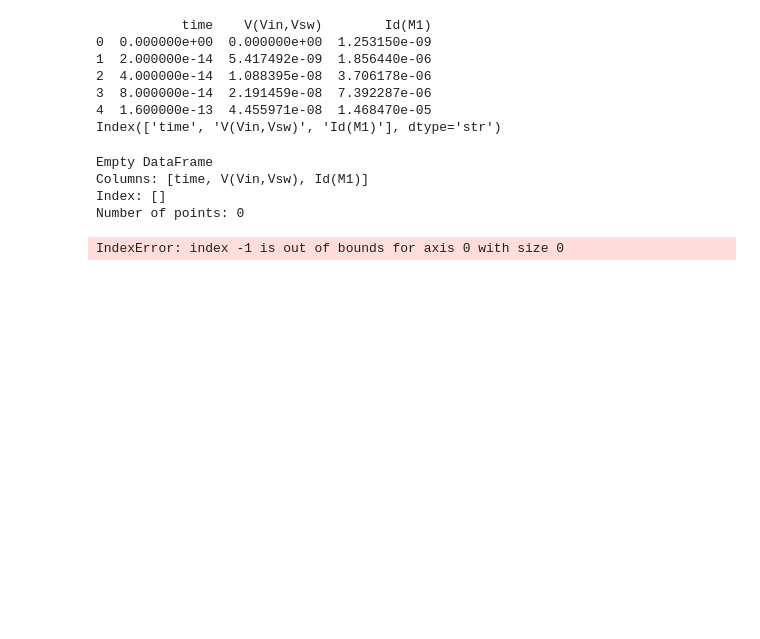
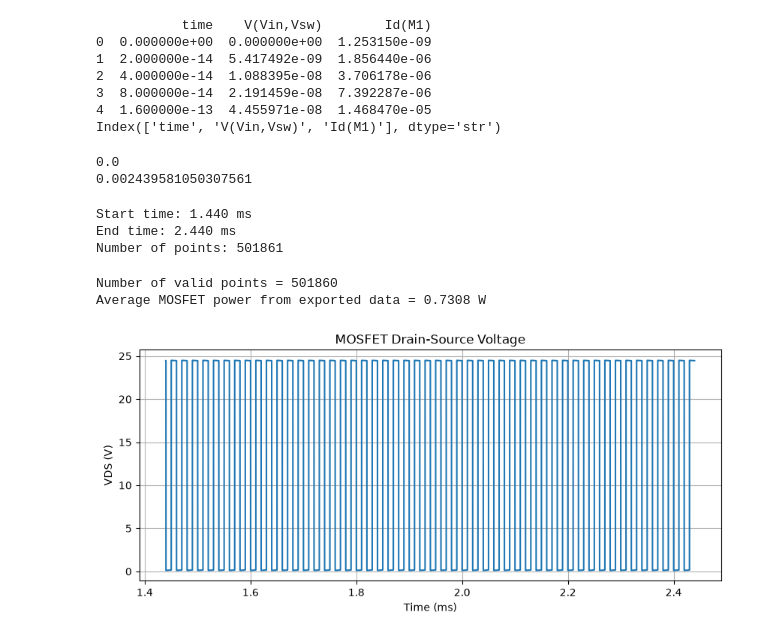
Before and after one commit to jaeheewritescode/mosfet-thermal-simulation, a Jupyter notebook: electrical-model/notebook/mosfet_loss_calculation.ipynb, the cells around one changed output. Cells and saved outputs as stored; diff of their text form; code cells hidden in the pictures; blank space fills up the shorter version.

```diff
--- a/electrical-model/notebook/mosfet_loss_calculation.ipynb
+++ b/electrical-model/notebook/mosfet_loss_calculation.ipynb
@@ -92,7 +92,7 @@ import numpy as np
 import matplotlib.pyplot as plt
 # %%
 data = pd.read_csv(
-    "BUCK converter",
+    "Exported_vds_Id_4ms_5ms.txt",
     sep=r"\s+",
     engine="python"
 )
@@ -107,43 +107,75 @@ print(data.columns)
 3  8.000000e-14  2.191459e-08  7.392287e-06
 4  1.600000e-13  4.455971e-08  1.468470e-05
 Index(['time', 'V(Vin,Vsw)', 'Id(M1)'], dtype='str')
+# %%
+print(data["time"].min())
+print(data["time"].max())
+# %% [output]
+0.0
+0.002439581050307561
 # %%
-# Convert all imported columns to numbers
-data["time"] = pd.to_numeric(data["time"], errors="coerce")
-data["V(Vin,Vsw)"] = pd.to_numeric(data["V(Vin,Vsw)"], errors="coerce")
-data["Id(M1)"] = pd.to_numeric(data["Id(M1)"], errors="coerce")
+# Use the final 1 ms of the exported waveform
+end_time = data["time"].max()
+start_time = end_time - 0.001
 
-# Remove any invalid or empty rows
-data = data.dropna(
-    subset=["time", "V(Vin,Vsw)", "Id(M1)"]
-).copy()
-
-# Keep only the steady-state section from 4 ms to 5 ms
 steady_state = data[
-    (data["time"] >= 0.004) &
-    (data["time"] <= 0.005)
+    (data["time"] >= start_time) &
+    (data["time"] <= end_time)
 ].copy()
 
-print(steady_state.head())
-print("Number of points:", len(steady_state))
+print(f"Start time: {start_time * 1000:.3f} ms")
+print(f"End time: {end_time * 1000:.3f} ms")
+print(f"Number of points: {len(steady_state)}")
 # %% [output]
-Empty DataFrame
-Columns: [time, V(Vin,Vsw), Id(M1)]
-Index: []
-Number of points: 0
+Start time: 1.440 ms
+End time: 2.440 ms
+Number of points: 501861
 # %%
-time = steady_state["time"].to_numpy()
-vds = steady_state["V(Vin,Vsw)"].to_numpy()
-ids = steady_state["Id(M1)"].to_numpy()
+# Convert the steady-state columns to numeric values
+steady_state["time"] = pd.to_numeric(
+    steady_state["time"],
+    errors="coerce"
+)
+
+steady_state["V(Vin,Vsw)"] = pd.to_numeric(
+    steady_state["V(Vin,Vsw)"],
+    errors="coerce"
+)
+
+steady_state["Id(M1)"] = pd.to_numeric(
+    steady_state["Id(M1)"],
+    errors="coerce"
+)
+
+# Remove any rows that could not be converted
+steady_state = steady_state.dropna(
+    subset=["time", "V(Vin,Vsw)", "Id(M1)"]
+).copy()
+
+time = steady_state["time"].to_numpy(dtype=float)
+vds = steady_state["V(Vin,Vsw)"].to_numpy(dtype=float)
+ids = steady_state["Id(M1)"].to_numpy(dtype=float)
 
 # Instantaneous MOSFET power
 power = vds * ids
 
-# Time-averaged MOSFET power
+# Average MOSFET power
 average_power = np.trapezoid(power, time) / (
     time[-1] - time[0]
 )
 
+print(f"Number of valid points = {len(time)}")
 print(f"Average MOSFET power from exported data = {average_power:.4f} W")
 # %% [output]
-IndexError: index -1 is out of bounds for axis 0 with size 0
+Number of valid points = 501860
+Average MOSFET power from exported data = 0.7308 W
+# %%
+plt.figure(figsize=(10, 4))
+plt.plot(time * 1000, vds)
+plt.xlabel("Time (ms)")
+plt.ylabel("VDS (V)")
+plt.title("MOSFET Drain-Source Voltage")
+plt.grid()
+plt.show()
+# %% [output]
+[figure, added]
```
Also changed, not shown: parts of 4 cells of this notebook.
